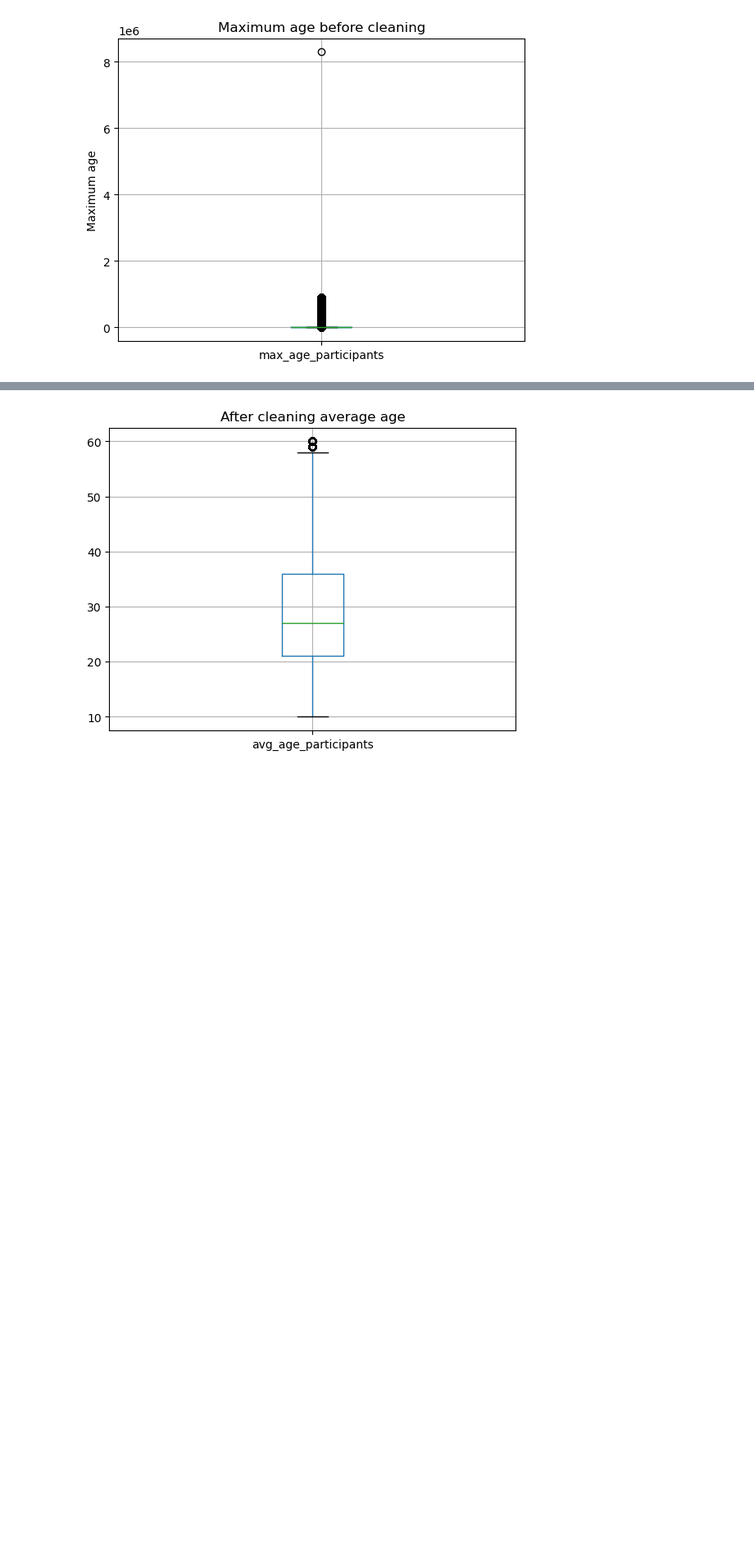
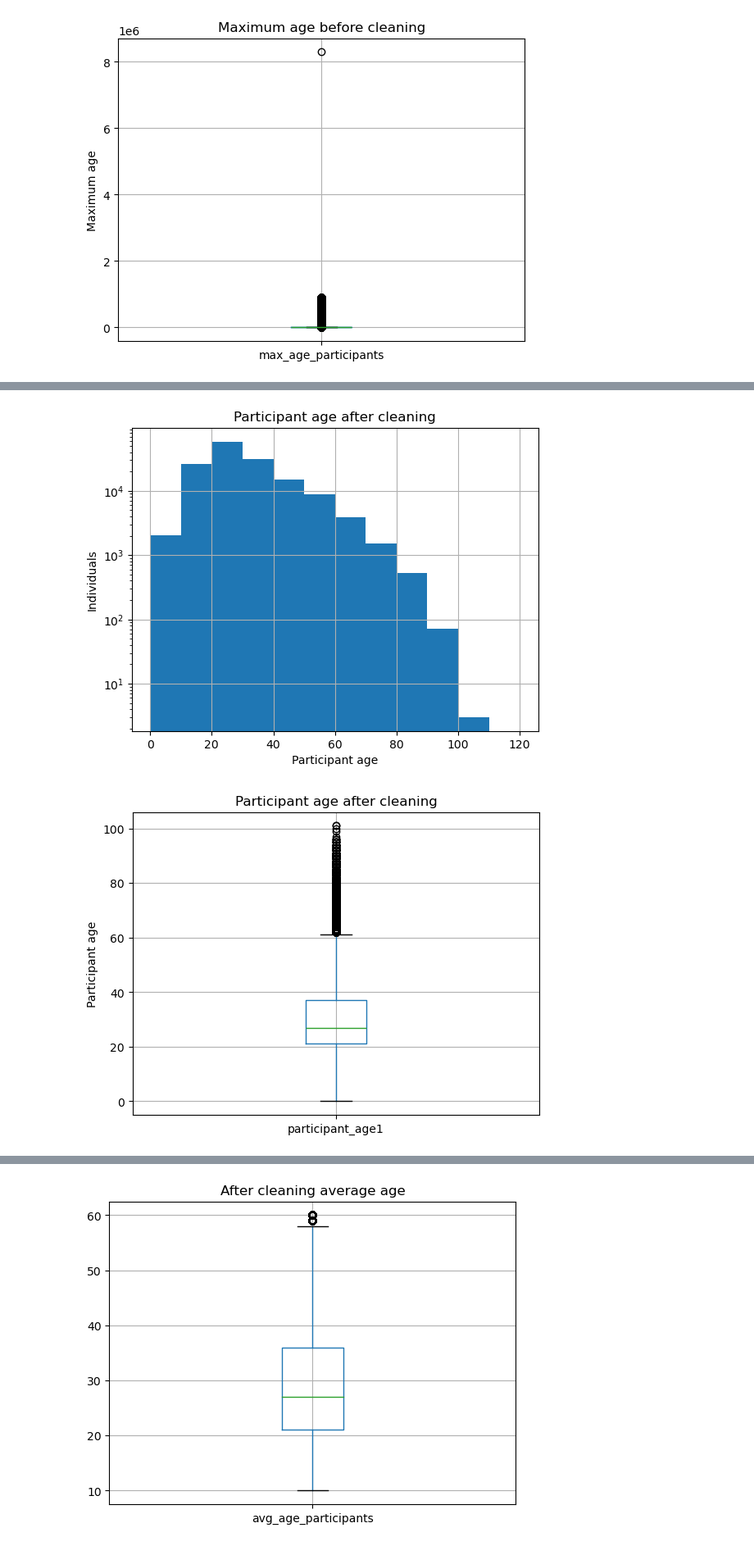
Before and after one commit to vezzusamu/dm-project, a Jupyter notebook: data_understanding.ipynb, the cells around one changed output, grey strips where cells are left out. Shown at 82% size. Saved outputs shown, nothing was run; the diff lists cells and outputs as text; code cells hidden in the pictures; blank space fills up the shorter version.

```diff
--- a/data_understanding.ipynb
+++ b/data_understanding.ipynb
@@ -261,0 +271,17 @@ df.loc[(df["longitude"] < -161.75583) |
+# %%
+df.loc[(df["participant_age1"] > 120) | (df["participant_age1"] < 0), "participant_age1"] = np.nan
+# %%
+df.hist(column="participant_age1", bins=[0, 10, 20, 30, 40, 50, 60, 70, 80, 90, 100, 110, 120])
+plt.title("Participant age after cleaning")
+plt.xlabel("Participant age")
+plt.ylabel("Individuals")
+plt.yscale("log")
+plt.show()
+
+df.boxplot(column="participant_age1")
+plt.title("Participant age after cleaning")
+plt.ylabel("Participant age")
+plt.show()
+# %% [output]
+[figure, added]
+[figure, added]
```
Also changed, not shown: parts of 13 cells of this notebook.
